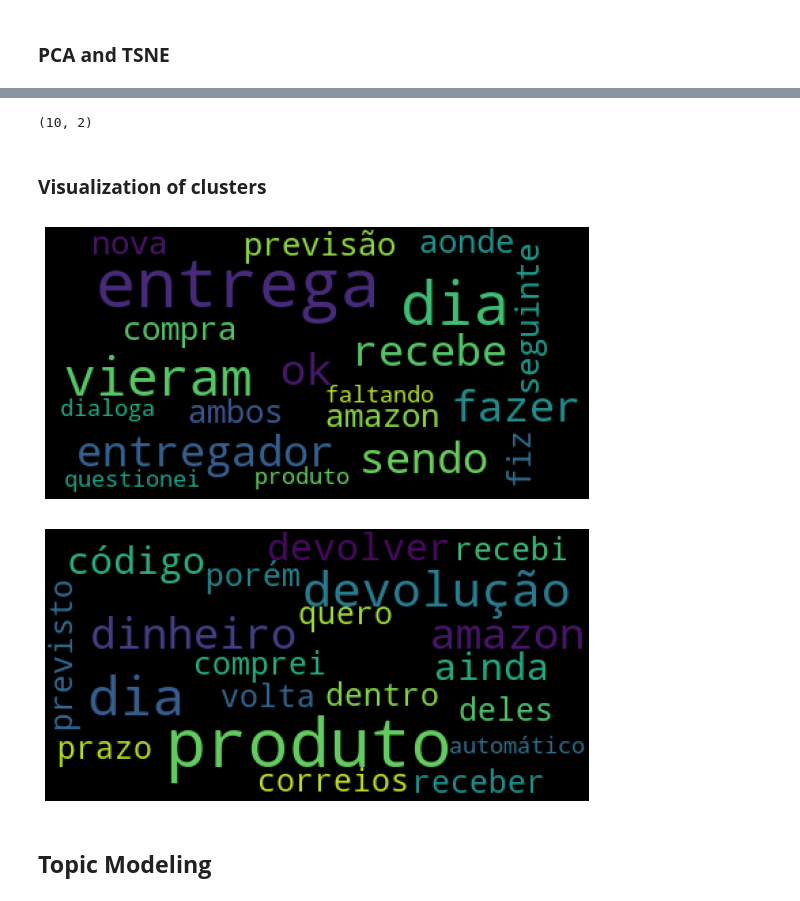
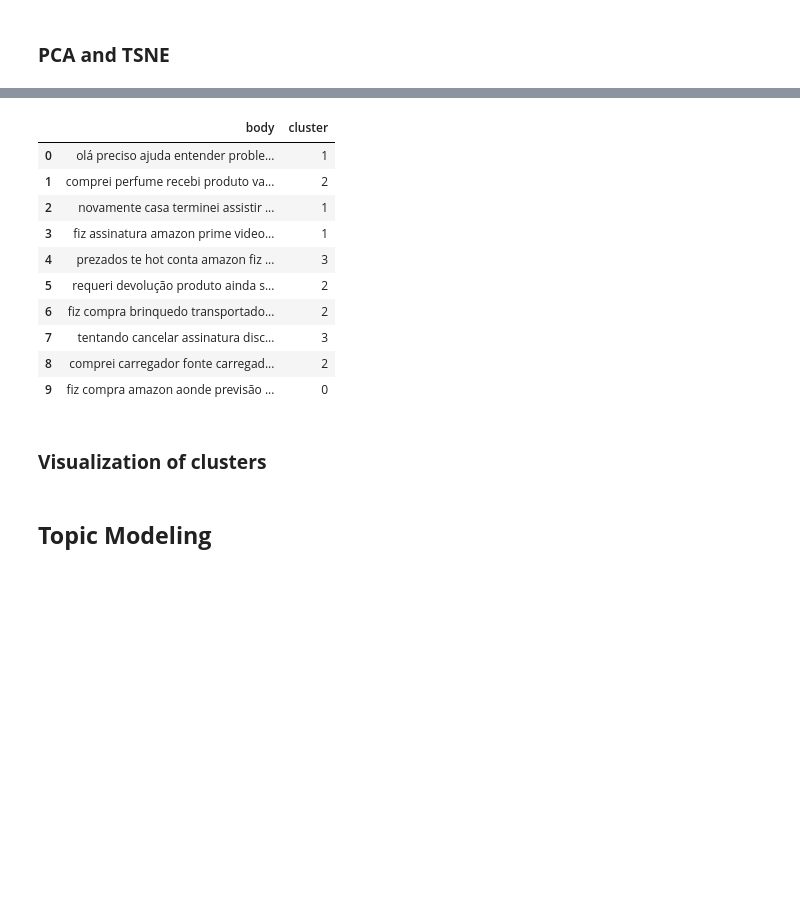
Before and after one commit to mathewsrc/Topic-Modeling-Reclame-Aqui, a Jupyter notebook: Unsupervised_Sentiment_Analysis.ipynb, the cells around one changed output, grey strips where cells are left out. Drawn from its saved outputs; the diff is of its cells as text; code cells hidden in the pictures; blank space fills up the shorter version.

```diff
--- a/Unsupervised_Sentiment_Analysis.ipynb
+++ b/Unsupervised_Sentiment_Analysis.ipynb
@@ -377,13 +381,24 @@ plot_tsne_pca(tv_tedfeatures, clusters)
 # %%
 ted_segmentaion = {'body':  df['body'] , 'cluster': kmeans.labels_.tolist()}
 clusters_df = pd.DataFrame(ted_segmentaion)
 clusters_df['cluster'] = kmeans.labels_.tolist()
-print(clusters_df.shape)
+clusters_df.head()
 # %% [output]
-(10, 2)
+|  | body | cluster |
+| 0 | olá preciso ajuda entender proble... | 1 |
+| 1 | comprei perfume recebi produto va... | 2 |
+| 2 | novamente casa terminei assistir ... | 1 |
+| 3 | fiz assinatura amazon prime video... | 1 |
+| 4 | prezados te hot conta amazon fiz ... | 3 |
+| 5 | requeri devolução produto ainda s... | 2 |
+| 6 | fiz compra brinquedo transportado... | 2 |
+| 7 | tentando cancelar assinatura disc... | 3 |
+| 8 | comprei carregador fonte carregad... | 2 |
+| 9 | fiz compra amazon aonde previsão ... | 0 |
 # %% [markdown]
 ### **Visualization of clusters**
 # %%
+%%capture
 # cluster 1 visualization
 from wordcloud import WordCloud, STOPWORDS
 def generate_wordcloud_by_cluster(index, cluster):
@@ -397,7 +412,7 @@ def generate_wordcloud_by_cluster(index, cluster):
   wordcloud.to_file(f'wordclouds/clusters/{index}_cluster_wordcloud.png')
 
   # Generate plot
-  plt.figure(figsize=(10,5))
+  plt.figure(figsize=(8,3))
   plt.imshow(wordcloud)
   plt.axis("off")
   plt.show()
@@ -406,9 +421,6 @@ def generate_wordcloud_by_cluster(index, cluster):
 for index in range(2):
   cluster = clusters_df[clusters_df.cluster == index]
   generate_wordcloud_by_cluster(index,cluster)
-# %% [output]
-[figure, removed]
-[figure, removed]
 # %% [markdown]
 ## **Topic Modeling**
 # %% [markdown]
```
Also changed, not shown: parts of 36 cells of this notebook.
